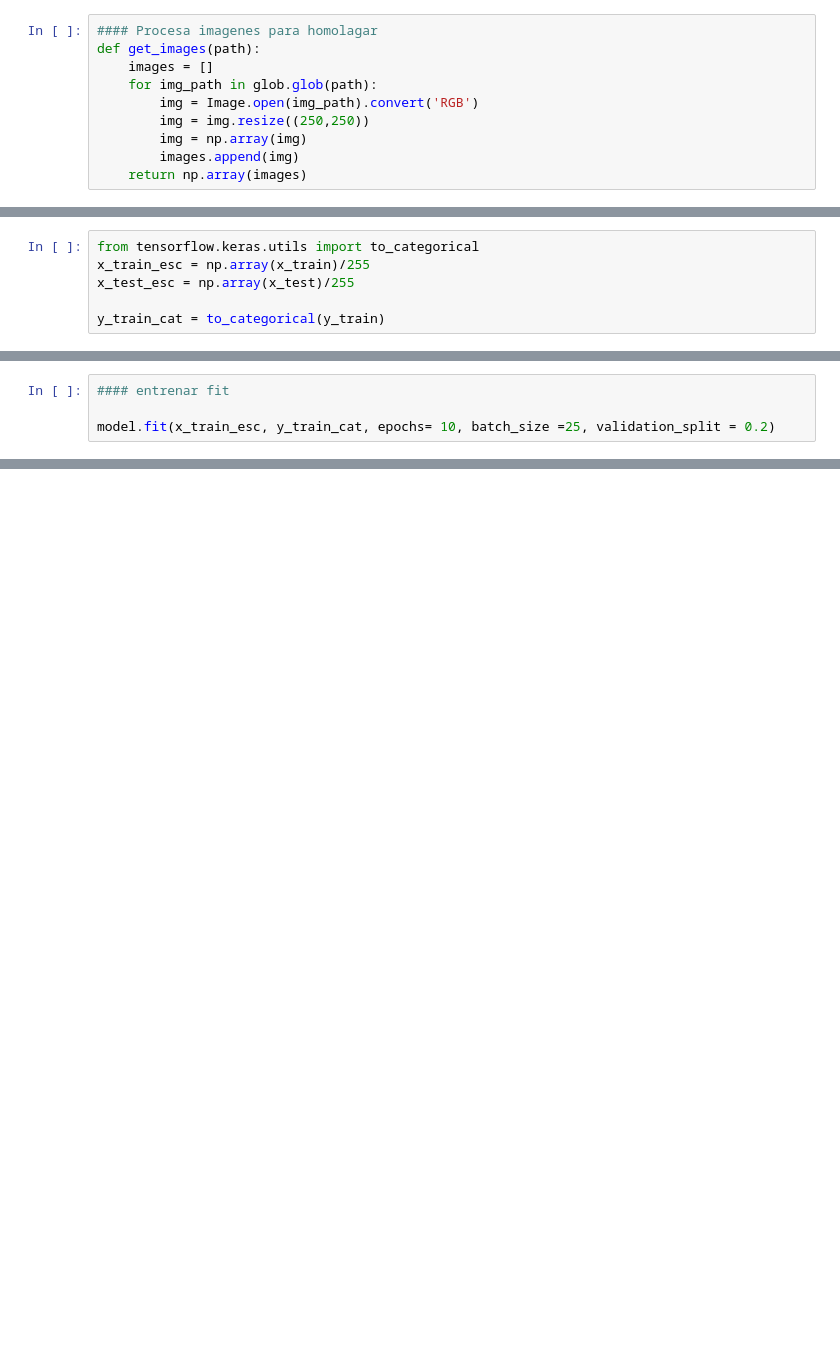
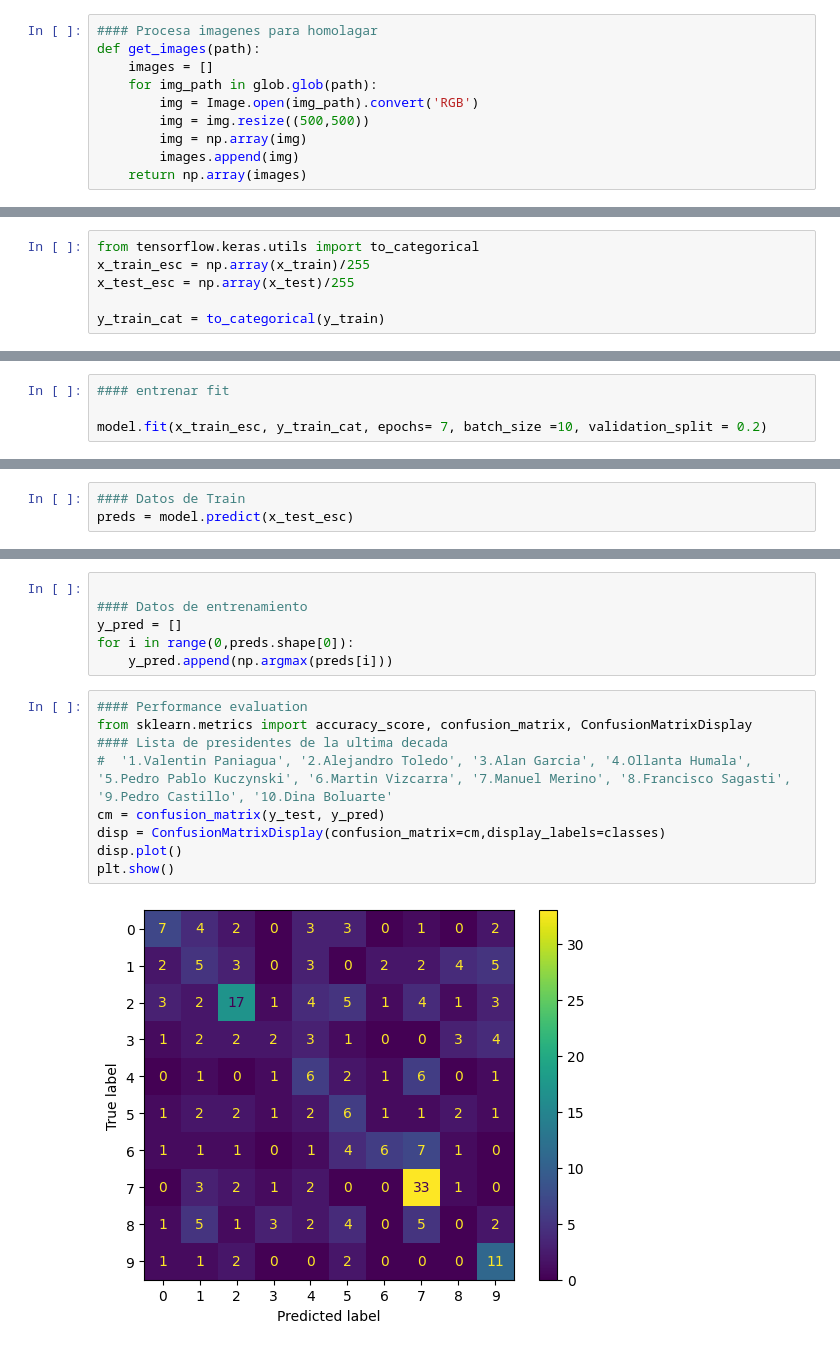
Before and after one commit to KamiChiki/facial_recognition_presidents_Peru, a Jupyter notebook: model/model.ipynb, the cells around one changed output, grey strips where cells are left out. Drawn from its saved outputs; the diff is of its cells as text; blank space fills up the shorter version.

Commit message:
model final

```diff
--- a/model/model.ipynb
+++ b/model/model.ipynb
@@ -23,7 +23,7 @@ def get_images(path):
     images = []
     for img_path in glob.glob(path):
         img = Image.open(img_path).convert('RGB')
-        img = img.resize((250,250))
+        img = img.resize((500,500))
         img = np.array(img)
         images.append(img)
     return np.array(images)
@@ -101,5 +123,5 @@ model.compile(optimizer = Adam(learning_rate = 0.001),
 # %%
 #### entrenar fit
 
-model.fit(x_train_esc, y_train_cat, epochs= 10, batch_size =25, validation_split = 0.2)
+model.fit(x_train_esc, y_train_cat, epochs= 7, batch_size =10, validation_split = 0.2)
 # %% [output]
@@ -130,0 +143,3 @@ preds = model.predict(x_train_esc)
+# %%
+#### Datos de Train
+preds = model.predict(x_test_esc)
@@ -130,0 +148,17 @@ preds = model.predict(x_train_esc)
+# %%
+
+#### Datos de entrenamiento
+y_pred = []
+for i in range(0,preds.shape[0]):
+    y_pred.append(np.argmax(preds[i]))
+# %%
+#### Performance evaluation
+from sklearn.metrics import accuracy_score, confusion_matrix, ConfusionMatrixDisplay
+#### Lista de presidentes de la ultima decada
+#  '1.Valentin Paniagua', '2.Alejandro Toledo', '3.Alan Garcia', '4.Ollanta Humala', '5.Pedro Pablo Kuczynski', '6.Martin Vizcarra', '7.Manuel Merino', '8.Francisco Sagasti', '9.Pedro Castillo', '10.Dina Boluarte'
+cm = confusion_matrix(y_test, y_pred)
+disp = ConfusionMatrixDisplay(confusion_matrix=cm,display_labels=classes)
+disp.plot()
+plt.show()
+# %% [output]
+[figure, added]
```
Also changed, not shown: parts of 8 cells of this notebook.
